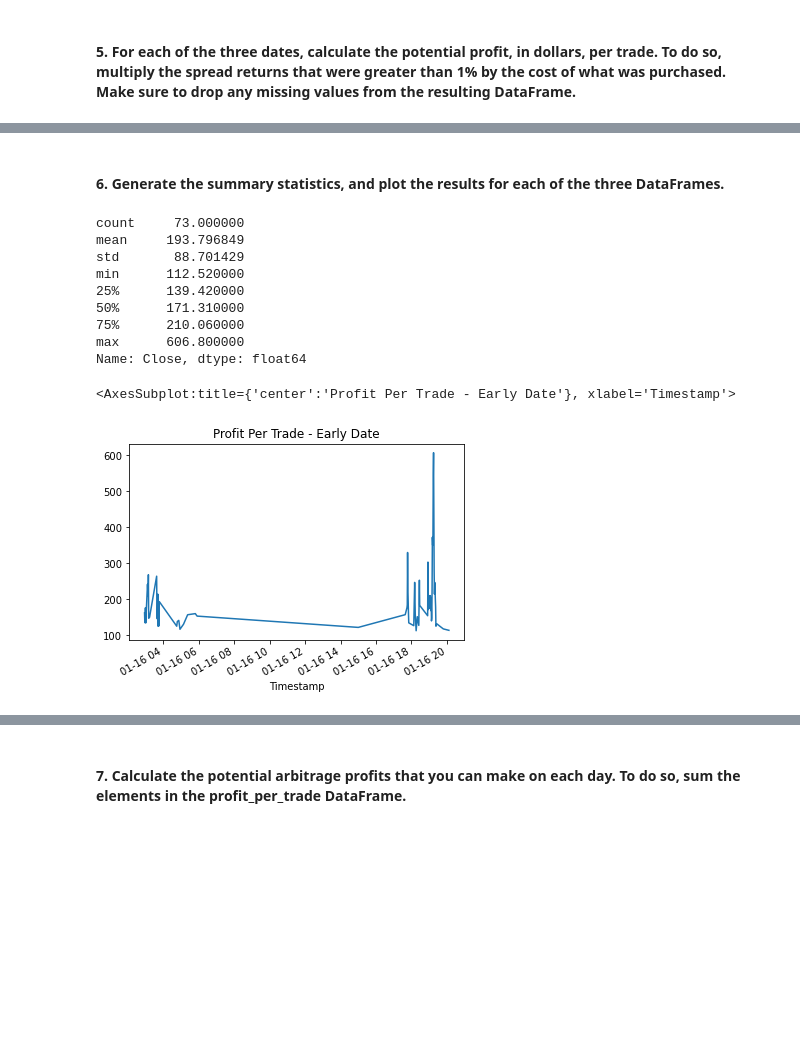
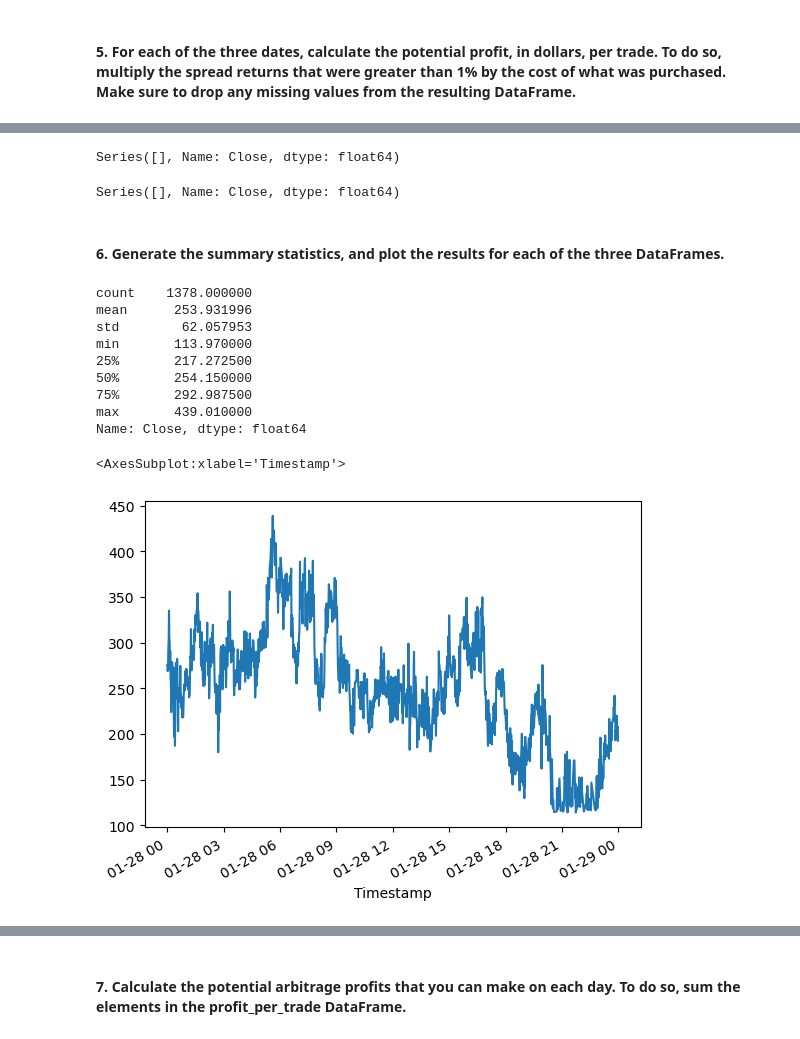
Before and after one commit to mikenguyenx/bootcamp_homework, a Jupyter notebook: challenge3_crypto_arbitrage/crypto_arbitrage.ipynb, the cells around one changed output, grey strips where cells are left out. Saved outputs shown, nothing was run; the diff lists cells and outputs as text; code cells hidden in the pictures; blank space fills up the shorter version.

```diff
--- a/challenge3_crypto_arbitrage/crypto_arbitrage.ipynb
+++ b/challenge3_crypto_arbitrage/crypto_arbitrage.ipynb
@@ -475,8 +475,8 @@ Calculate the potential profits for each date that you selected in the previous
 # %%
 # For the date early in the dataset, measure the arbitrage spread between the two exchanges
 # by subtracting the lower-priced exchange from the higher-priced one
-arbitrage_spread_early = # YOUR CODE HERE
+arbitrage_spread_early = bitstamp["Close"].loc["2018-01-28"] - coinbase["Close"].loc["2018-01-28"]
 
 # Use a conditional statement to generate the summary statistics for each arbitrage_spread DataFrame
-# YOUR CODE HERE
+arbitrage_spread_early[arbitrage_spread_early > 0].describe()
 # %% [output]
@@ -494,9 +528,9 @@ Name: Close, dtype: float64
 # %%
 # For the date early in the dataset, calculate the spread returns by dividing the instances when the arbitrage spread is positive (> 0)
 # by the price of Bitcoin from the exchange you are buying on (the lower-priced exchange).
-spread_return_early= # YOUR CODE HERE
+spread_return_early =  arbitrage_spread_early[arbitrage_spread_early > 0] / coinbase["Close"].loc["2018-01-28"]
 
 # Review the spread return DataFrame
-# YOUR CODE HERE
+spread_return_early
 # %% [output]
 Timestamp
@@ -511,9 +593,9 @@ Name: Close, dtype: float64
 # %%
 # For the date early in the dataset, determine the number of times your trades with positive returns
 # exceed the 1% minimum threshold (.01) that you need to cover your costs
-profitable_trades_early = # YOUR CODE HERE
+profitable_trades_early = spread_return_early[spread_return_early > .01]
 
 # Review the first five profitable trades
-# YOUR CODE HERE
+profitable_trades_early.head()
 # %% [output]
 Timestamp
@@ -544,12 +672,12 @@ Name: Close, dtype: float64
 # %%
 # For the date early in the dataset, calculate the potential profit per trade in dollars
 # Multiply the profitable trades by the cost of the Bitcoin that was purchased
-profit_early = # YOUR CODE HERE
+profit_early = profitable_trades_early * coinbase["Close"].loc["2018-01-28"]
 
 # Drop any missing values from the profit DataFrame
-profit_per_trade_early = # YOUR CODE HERE
+profit_per_trade_early = profit_early.dropna()
 
 # View the early profit DataFrame
-# YOUR CODE HERE
+profit_per_trade_early
 # %% [output]
 Timestamp
@@ -568,21 +696,45 @@ Name: Close, Length: 73, dtype: float64
+# %%
+# For the date in the middle of the dataset, calculate the potential profit per trade in dollars
+# Multiply the profitable trades by the cost of the Bitcoin that was purchased
+profit_middle = profitable_trades_middle * coinbase["Close"].loc["2018-02-27"]
+
+# Drop any missing values from the profit DataFrame
+profit_per_trade_middle = profit_middle.dropna()
+
+# View the early profit DataFrame
+profit_per_trade_middle
+# %% [output]
+Series([], Name: Close, dtype: float64)
+# %%
+# For the date in the middle of the dataset, calculate the potential profit per trade in dollars
+# Multiply the profitable trades by the cost of the Bitcoin that was purchased
+profit_late = profitable_trades_late * coinbase["Close"].loc["2018-02-27"]
+
+# Drop any missing values from the profit DataFrame
+profit_per_trade_late = profit_late.dropna()
+
+# View the early profit DataFrame
+profit_per_trade_late
+# %% [output]
+Series([], Name: Close, dtype: float64)
 # %% [markdown]
 #### 6. Generate the summary statistics, and plot the results for each of the three DataFrames.
 # %%
 # Generate the summary statistics for the early profit per trade DataFrame
-# YOUR CODE HERE
+profit_per_trade_early.describe()
 # %% [output]
-count     73.000000
-mean     193.796849
-std       88.701429
-min      112.520000
-25%      139.420000
-50%      171.310000
-75%      210.060000
-max      606.800000
+count    1378.000000
+mean      253.931996
+std        62.057953
+min       113.970000
+25%       217.272500
+50%       254.150000
+75%       292.987500
+max       439.010000
 Name: Close, dtype: float64
 # %%
 # Plot the results for the early profit per trade DataFrame
-# YOUR CODE HERE
+profit_per_trade_early.plot()
 # %% [output]
-<AxesSubplot:title={'center':'Profit Per Trade - Early Date'}, xlabel='Timestamp'>
+<AxesSubplot:xlabel='Timestamp'>
-[figure, old version]
+[figure, new version]
```
Also changed, not shown: parts of 37 cells of this notebook, 1 other file.
